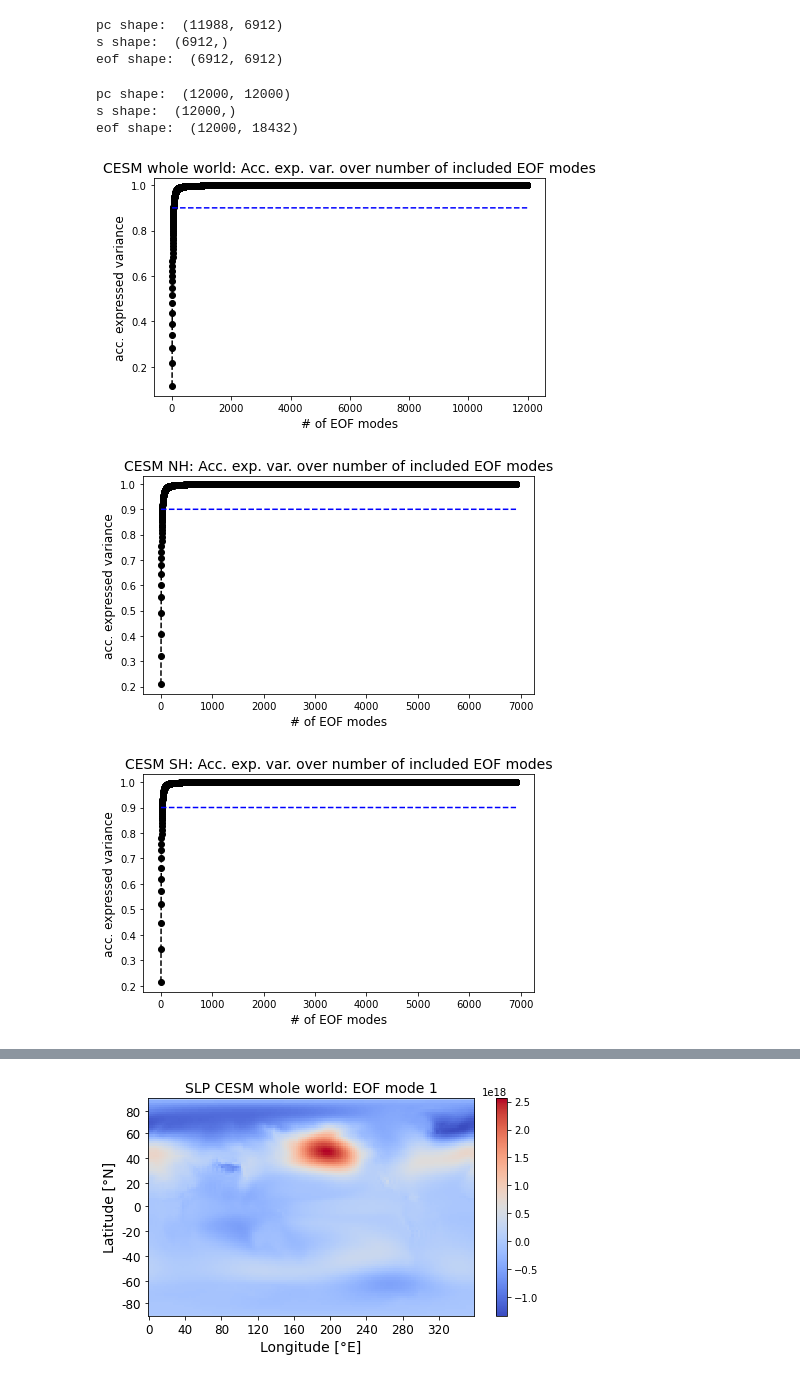
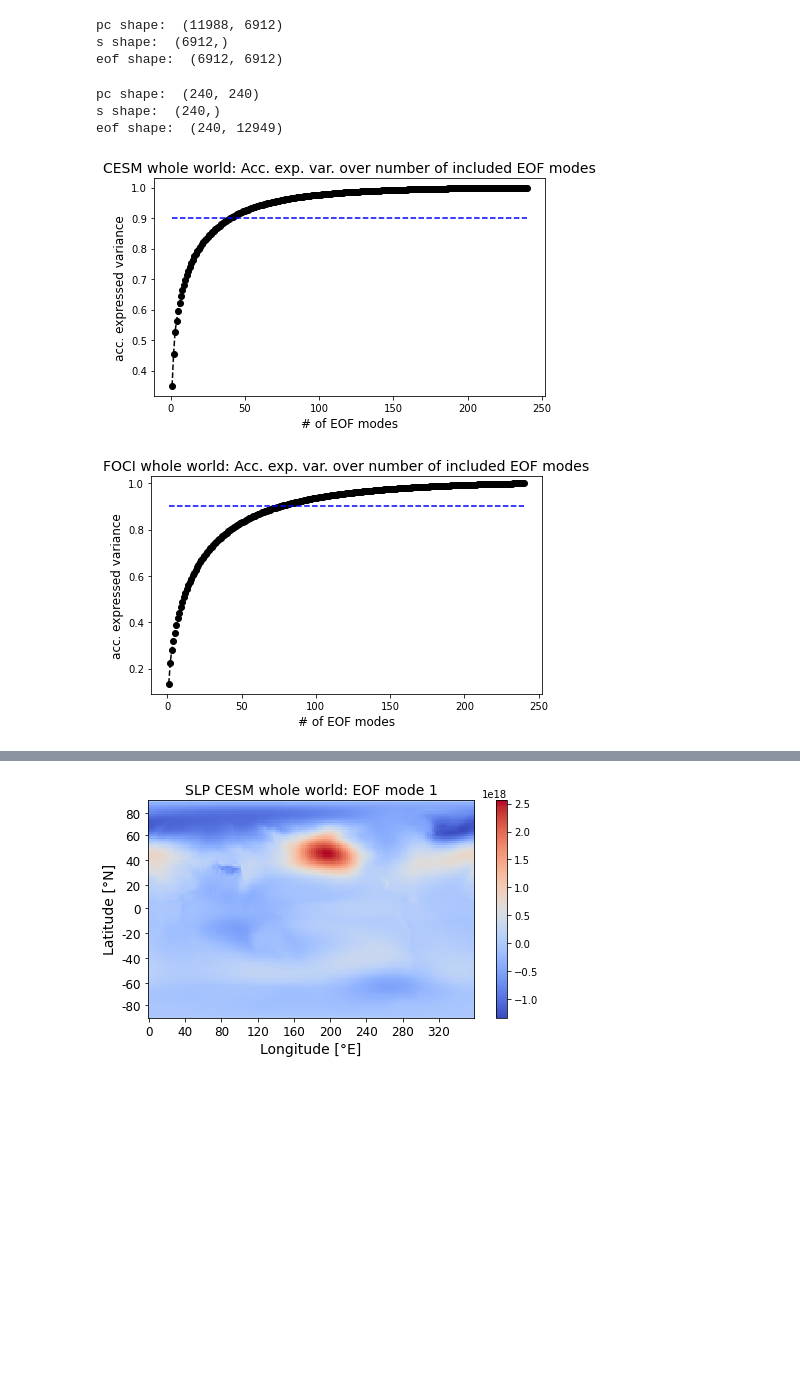
Before and after one commit to MarcoLandtHayen/reconstruct_missing_data, a Jupyter notebook: notebooks/04cd_sst_CESM_FOCI_EOF_analysis.ipynb, the cells around one changed output, grey strips where cells are left out. Cells and saved outputs as stored; diff of their text form; code cells hidden in the pictures; blank space fills up the shorter version.

Commit message:
Add EOF analysis for sst data (#56)

```diff
--- a/notebooks/04cd_sst_CESM_FOCI_EOF_analysis.ipynb
+++ b/notebooks/04cd_sst_CESM_FOCI_EOF_analysis.ipynb
@@ -36,11 +36,11 @@ data_FOCI = load_data_set(data_path=data_path, data_source_name='FOCI')
 ## Extract raw data for single feature:
 
 # Specify feature to select:
-feature = 'sea-level-pressure'
+feature = 'sea-surface-temperature'
 
 # Extract feature:
-feature_raw_CESM = data_CESM['sea-level-pressure']
-feature_raw_FOCI = data_FOCI['sea-level-pressure']
+feature_raw_CESM = data_CESM[feature]
+feature_raw_FOCI = data_FOCI[feature]
 # %%
 # For equidistant latitude/longitude grids the area weights are proportional to cos(lat).
 # Before applying Singular Value Decomposition, input data is multiplied with the square root of the weights.
@@ -69,12 +69,16 @@ feature_anomaly_flat_CESM_NH = feature_anomaly_CESM_NH.stack(tmp_space=("lat", "
 feature_anomaly_flat_CESM_SH = feature_anomaly_CESM_SH.stack(tmp_space=("lat", "lon")).dropna(dim="tmp_space")
 
 feature_anomaly_flat_FOCI = feature_anomaly_FOCI.stack(tmp_space=("lat", "lon")).dropna(dim="tmp_space")
+# %%
+# For mean rel. loss reduction maps, we used the first and last 120 training samples, which is samples 0..119 and 9469..9588.
+# Extract these samples, then perform SVD on only extracted subset of samples, for comparison.
+feature_anomaly_flat_CESM_extract = xr.concat([feature_anomaly_flat_CESM[0:120],feature_anomaly_flat_CESM[9469:9589]], dim="time")
 # %%
 ## Perform SVD on flat feature anomaly, after removing mean over time:
 
 # CESM: Whole world
 pc_CESM, s_CESM, eof_CESM = sp.linalg.svd(
-    feature_anomaly_flat_CESM - feature_anomaly_flat_CESM.mean(axis=0), full_matrices=False
+    feature_anomaly_flat_CESM_extract - feature_anomaly_flat_CESM_extract.mean(axis=0), full_matrices=False
 )
 
 print("pc shape: ", pc_CESM.shape)
@@ -117,18 +125,18 @@ eof shape:  (6912, 6912)
 # %%
-## Perform SVD on flat feature anomaly, after removing mean over time:
+## Perform SVD on extract of flat feature anomaly samples, after removing mean over time:
 
 # FOCI: Whole world
 pc_FOCI, s_FOCI, eof_FOCI = sp.linalg.svd(
-    feature_anomaly_flat_FOCI - feature_anomaly_flat_FOCI.mean(axis=0), full_matrices=False
+    feature_anomaly_flat_FOCI_extract - feature_anomaly_flat_FOCI_extract.mean(axis=0), full_matrices=False
 )
 
 print("pc shape: ", pc_FOCI.shape)
 print("s shape: ", s_FOCI.shape)
 print("eof shape: ", eof_FOCI.shape)
 # %% [output]
-pc shape:  (12000, 12000)
-s shape:  (12000,)
-eof shape:  (12000, 18432)
+pc shape:  (240, 240)
+s shape:  (240,)
+eof shape:  (240, 12949)
 # %%
 ## Store / reload complete FOCI EOF results for whole world:
 
@@ -204,56 +212,55 @@ axes.plot(np.arange(0,len(exp_var_acc_CESM),step=1)+1, exp_var_acc_CESM, color='
 # Optionally add threshold:
 axes.plot(np.arange(0,len(exp_var_acc_CESM),step=1)+1, np.ones(len(exp_var_acc_CESM))*0.9, color='blue', linestyle='--')
 
 axes.set_ylim(top=1.03)
 axes.set_title('CESM whole world: Acc. exp. var. over number of included EOF modes', fontsize=14)
 axes.set_xlabel('# of EOF modes', fontsize=12)
 axes.set_ylabel('acc. expressed variance', fontsize=12)
 #axes.legend()
 plt.show()
 
-# CESM: Northern hemisphere
-fig, axes = plt.subplots(1,1,figsize=(7,4))
+# # CESM: Northern hemisphere
+# fig, axes = plt.subplots(1,1,figsize=(7,4))
 
-axes.plot(np.arange(0,len(exp_var_acc_CESM_NH),step=1)+1, exp_var_acc_CESM_NH, color='black', marker='o', linestyle='--')
-# Optionally add threshold:
-axes.plot(np.arange(0,len(exp_var_acc_CESM_NH),step=1)+1, np.ones(len(exp_var_acc_CESM_NH))*0.9, color='blue', linestyle='--')
+# axes.plot(np.arange(0,len(exp_var_acc_CESM_NH),step=1)+1, exp_var_acc_CESM_NH, color='black', marker='o', linestyle='--')
+# # Optionally add threshold:
+# axes.plot(np.arange(0,len(exp_var_acc_CESM_NH),step=1)+1, np.ones(len(exp_var_acc_CESM_NH))*0.9, color='blue', linestyle='--')
 
-axes.set_ylim(top=1.03)
-axes.set_title('CESM NH: Acc. exp. var. over number of included EOF modes', fontsize=14)
-axes.set_xlabel('# of EOF modes', fontsize=12)
-axes.set_ylabel('acc. expressed variance', fontsize=12)
-#axes.legend()
-plt.show()
+# axes.set_ylim(top=1.03)
+# axes.set_title('CESM NH: Acc. exp. var. over number of included EOF modes', fontsize=14)
+# axes.set_xlabel('# of EOF modes', fontsize=12)
+# axes.set_ylabel('acc. expressed variance', fontsize=12)
+# #axes.legend()
+# plt.show()
 
-# CESM: Southern hemisphere
-fig, axes = plt.subplots(1,1,figsize=(7,4))
+# # CESM: Southern hemisphere
+# fig, axes = plt.subplots(1,1,figsize=(7,4))
 
-axes.plot(np.arange(0,len(exp_var_acc_CESM_SH),step=1)+1, exp_var_acc_CESM_SH, color='black', marker='o', linestyle='--')
-# Optionally add threshold:
-axes.plot(np.arange(0,len(exp_var_acc_CESM_SH),step=1)+1, np.ones(len(exp_var_acc_CESM_SH))*0.9, color='blue', linestyle='--')
+# axes.plot(np.arange(0,len(exp_var_acc_CESM_SH),step=1)+1, exp_var_acc_CESM_SH, color='black', marker='o', linestyle='--')
+# # Optionally add threshold:
+# axes.plot(np.arange(0,len(exp_var_acc_CESM_SH),step=1)+1, np.ones(len(exp_var_acc_CESM_SH))*0.9, color='blue', linestyle='--')
 
-axes.set_ylim(top=1.03)
-axes.set_title('CESM SH: Acc. exp. var. over number of included EOF modes', fontsize=14)
-axes.set_xlabel('# of EOF modes', fontsize=12)
-axes.set_ylabel('acc. expressed variance', fontsize=12)
-#axes.legend()
-plt.show()
+# axes.set_ylim(top=1.03)
+# axes.set_title('CESM SH: Acc. exp. var. over number of included EOF modes', fontsize=14)
+# axes.set_xlabel('# of EOF modes', fontsize=12)
+# axes.set_ylabel('acc. expressed variance', fontsize=12)
+# #axes.legend()
+# plt.show()
 
 # FOCI: Whole world
 fig, axes = plt.subplots(1,1,figsize=(7,4))
 
 axes.plot(np.arange(0,len(exp_var_acc_FOCI),step=1)+1, exp_var_acc_FOCI, color='black', marker='o', linestyle='--')
 # Optionally add threshold:
 axes.plot(np.arange(0,len(exp_var_acc_FOCI),step=1)+1, np.ones(len(exp_var_acc_FOCI))*0.9, color='blue', linestyle='--')
 
 axes.set_ylim(top=1.03)
 axes.set_title('FOCI whole world: Acc. exp. var. over number of included EOF modes', fontsize=14)
 axes.set_xlabel('# of EOF modes', fontsize=12)
 axes.set_ylabel('acc. expressed variance', fontsize=12)
 #axes.legend()
 plt.show()
 # %% [output]
-[figure, old version]
+[figure, new version]
-[figure, old version]
+[figure, new version]
-[figure, removed]
 # %%
```
Also changed, not shown: parts of 12 cells of this notebook, 2 other files.
